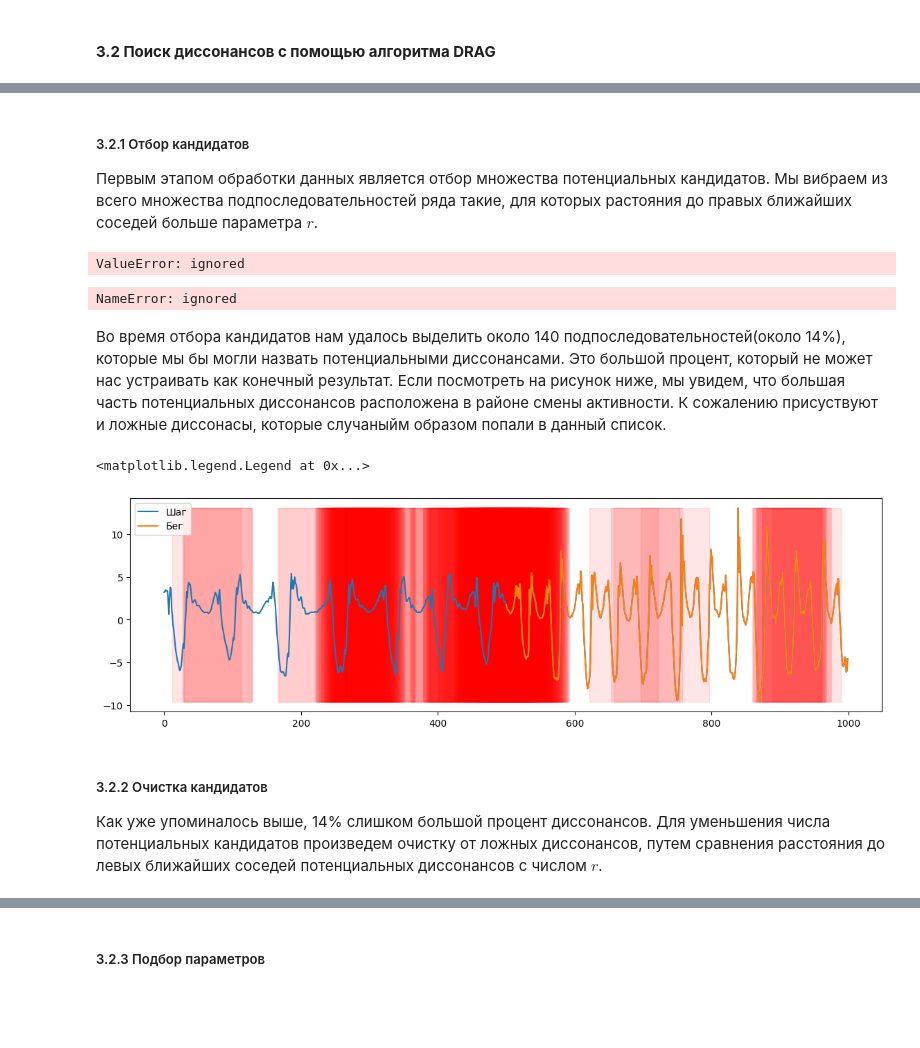
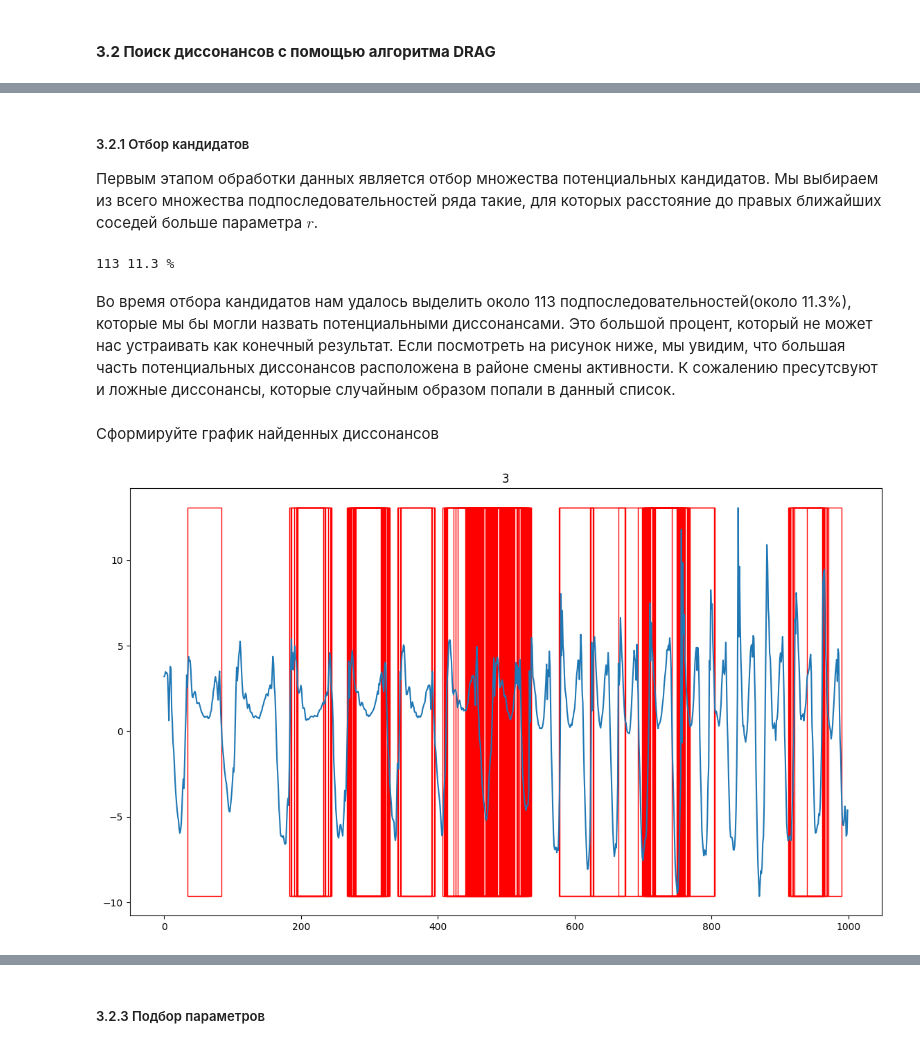
Before and after one commit to Obi1Ne/2023-Berezin-TimeSeriesCourse, a Jupyter notebook: practice/03 Discords/03 Discords.ipynb, the cells around one changed output, grey strips where cells are left out. Saved outputs shown, nothing was run; the diff lists cells and outputs as text; code cells hidden in the pictures; blank space fills up the shorter version.

```diff
--- a/practice/03 Discords/03 Discords.ipynb
+++ b/practice/03 Discords/03 Discords.ipynb
@@ -221,38 +259,42 @@ r = 4.7
 # %% [markdown]
 ##### 3.2.1 Отбор кандидатов
 
-Первым этапом обработки данных является отбор множества потенциальных кандидатов. Мы вибраем из всего множества подпоследовательностей ряда такие, для которых растояния до правых ближайших соседей больше параметра $r$.
+Первым этапом обработки данных является отбор множества потенциальных кандидатов. Мы выбираем из всего множества подпоследовательностей ряда такие, для которых расстояние до правых ближайших соседей больше параметра $r$.
-# %%
-T, M_T, Σ_T = core.preprocess(data.astype('float64'), m)
-is_cands = find_candidates(T, m, M_T, Σ_T, r, init_cands=None, right=True)
-cand_index = np.flatnonzero(is_cands)
-# %% [output]
-ValueError: ignored
+# %%
+#выбирем более реальное значение для порога
+r = 3
+# %%
+T, M_T, Σ_T = core.preprocess(data, m)
+#формируем массив длинной равной длине  исходного ряда - m + 1,
+#элемент массива является истинным,
+#в том случае если подпоследовательность является потенциальным кандидатом
+is_cands = find_candidates(T, m, M_T, Σ_T, r, init_cands=None, right=True)
+#находим индексы потенциальных кандидатов
+cand_index = np.flatnonzero(is_cands)
 # %%
-len(cand_index)/len(data)*100
+print(f'{len(cand_index)} {len(cand_index)/len(data)*100} %')
 # %% [output]
-NameError: ignored
+113 11.3 %
 # %% [markdown]
-Во время отбора кандидатов нам удалось выделить около 140 подпоследовательностей(около 14%), которые мы бы могли назвать потенциальными диссонансами.
+Во время отбора кандидатов нам удалось выделить около 113 подпоследовательностей(около 11.3%), которые мы бы могли назвать потенциальными диссонансами.
 Это большой процент, который не может нас устраивать как конечный результат.
-Если посмотреть на рисунок ниже, мы увидем, что большая часть потенциальных диссонансов расположена в районе смены активности.
-К сожалению присуствуют и ложные диссонасы, которые случаныйм образом попали в данный список.
+Если посмотреть на рисунок ниже, мы увидим, что большая часть потенциальных диссонансов расположена в районе смены активности.
+К сожалению пресутсвуют и ложные диссонансы, которые случайным образом попали в данный список.
-# %%
-fig, ax =  plt.subplots(figsize=(14,4),ncols=1,nrows=1)
-plt.plot(data[:],label='Шаг')
-plt.plot(np.arange(data.shape[0]//2,data.shape[0]),data[data.shape[0]//2:],label='Бег')
-max_ = np.max(data[:])
-min_ = np.min(data[:])
-for indx, discord in enumerate(cand_index):
-    ax.add_patch(Rectangle((discord,min_),m,
-                            max_+np.abs(min_),
-                                                    color='red',
-                                                    alpha=0.1))
-plt.legend()
-# %% [output]
-<matplotlib.legend.Legend at 0x...>
-[figure, removed]
-# %% [markdown]
-##### 3.2.2 Очистка кандидатов
-Как уже упоминалось выше, 14% слишком большой процент диссонансов.
-Для уменьшения числа потенциальных кандидатов произведем очистку от ложных диссонансов, путем сравнения расстояния до левых ближайших соседей потенциальных диссонансов с числом $r$.
+# %% [markdown]
+Сформируйте график найденных диссонансов
+# %%
+fig, ax1 = plt.subplots(figsize=(14, 8))
+
+ax1.set_title('3')
+
+mn, mx = min(data), max(data)
+
+for i, discord in enumerate(cand_index):
+    rect = plt.Rectangle((cand_index[i], mn), size_sub, mx - mn, fill=False, color = 'red')
+    ax1.add_patch(rect)
+
+ax1.plot(data)
+
+plt.show()
+# %% [output]
+[figure, added]
```
Also changed, not shown: parts of 85 cells of this notebook.
